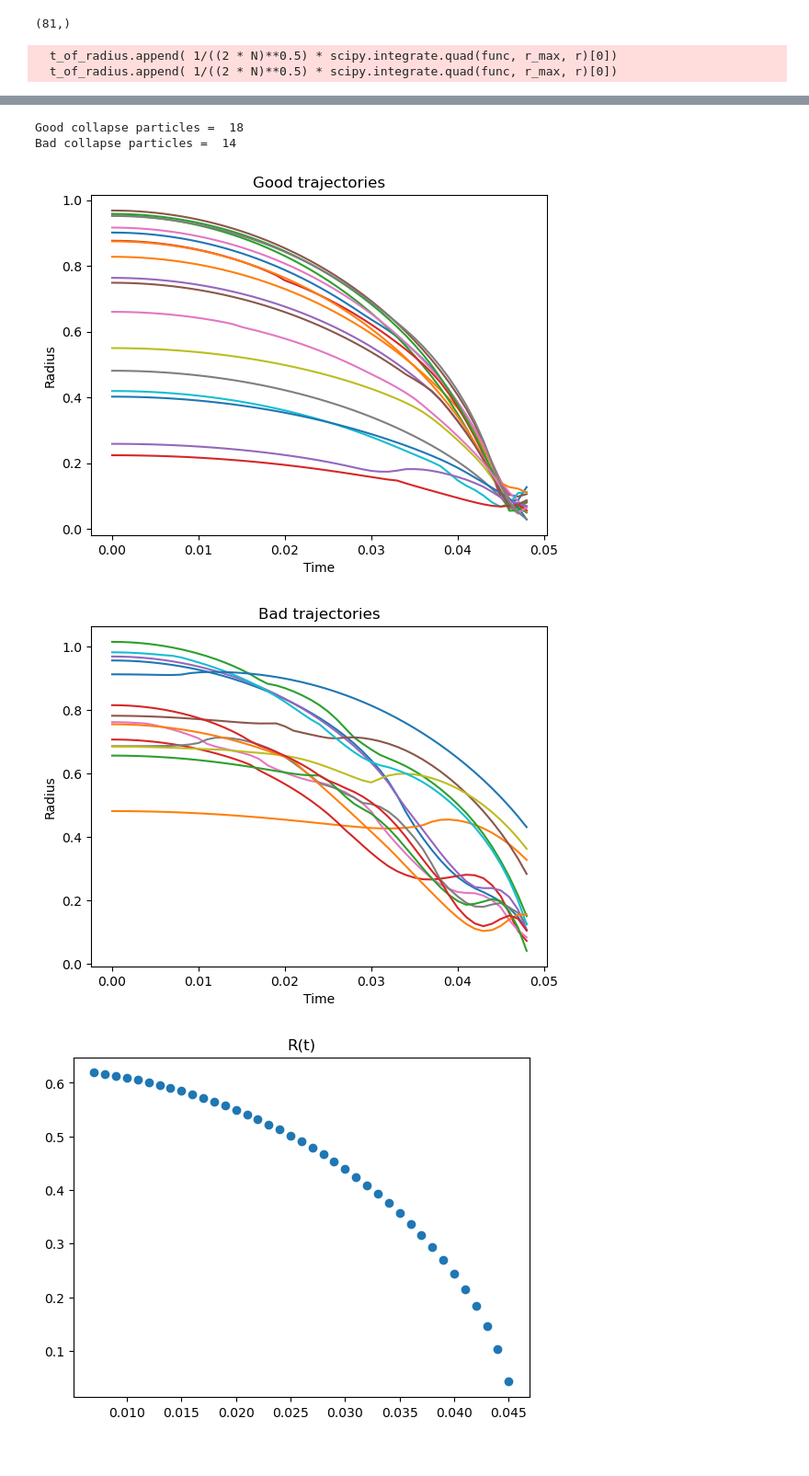
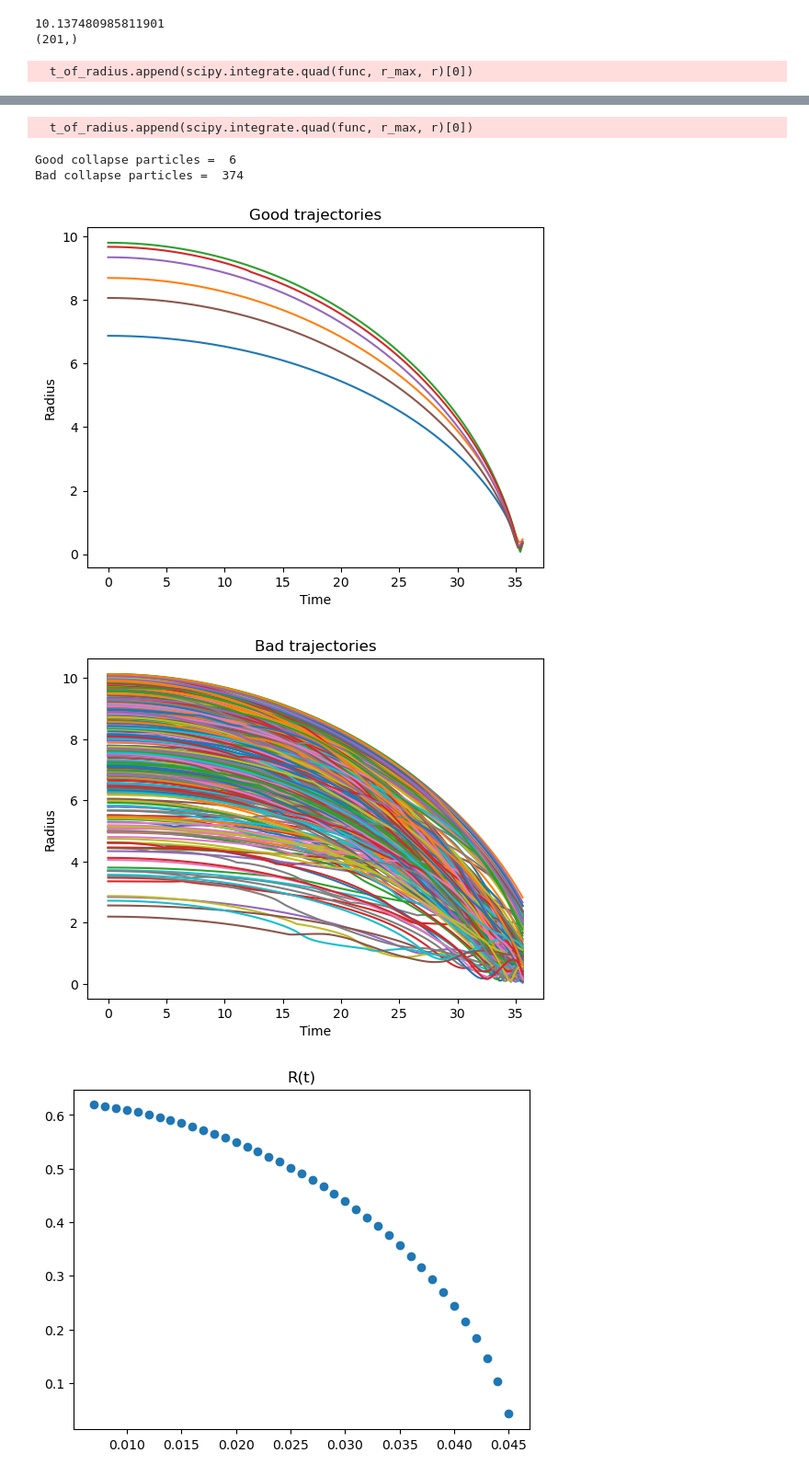
Before and after one commit to Federico-Fantoccoli/Dynamics-of-stellar-systems, a Jupyter notebook: Exp_2/homogeneous_sphere_collapse.ipynb, the cells around one changed output, grey strips where cells are left out. Shown at 92% size. Drawn from its saved outputs; the diff is of its cells as text; code cells hidden in the pictures.

```diff
--- a/Exp_2/homogeneous_sphere_collapse.ipynb
+++ b/Exp_2/homogeneous_sphere_collapse.ipynb
@@ -521,19 +527,19 @@ print(t_I_to_t_cgs)
 # FILE READING
 
 #----------------------------------------------------------------
-input_file_path = "collapse_in600.txt"
-output_file_path = "collapse_out600.txt"
+input_file_path = "collapse_in2000.txt"
+output_file_path = "collapse_out2000.txt"
 
 snapshots = read_snapshots(input_file_path, output_file_path)
 
 N = snapshots[0][0] # Number of particles
 
-# "pos" works like this: pos[particle_index][time_index][coordinate_index]
-pos = np.array([get_3D_vec(snapshots, particle_index, 'pos', rf='snapshot') for particle_index in range(N)])
-
 # "cm_pos" works like this: cm_pos[time_index][coordinate_index]
 cm_pos = np.array([get_center_of_mass(snapshots, time_index, 'pos') for time_index in range(len(snapshots))])
 
+# "pos" works like this: pos[particle_index][time_index][coordinate_index]
+pos = np.array([get_3D_vec(snapshots, particle_index, cm_pos, 'pos', rf='snapshot') for particle_index in range(N)])
+
 time_stamp = get_timestamps(snapshots)
 # %%
 # ENERGY
@@ -557,7 +563,7 @@ particles_E_pot = np.zeros((len(snapshots), N, N))
 
 # Get all the energies for every snapshot. See get_energy() for details.
 # "en" works like this: en[time_index][energy_type], where energy_type = 0, 1, 2 ('kin', 'pot', 'tot')
-en = np.array([get_energy(snapshots, time_index, 'all', rf='cm',
+en = np.array([get_energy(snapshots, time_index, cm_pos, 'all', rf='snapshot',
                           E_parts_kin=particles_E_kin[time_index],
                           E_parts_pot=particles_E_pot[time_index])
                           for time_index in range(len(snapshots))])
@@ -653,7 +659,7 @@ negative_E_tot_particles = np.sum(is_particle_bounded, axis=1)
 # We want to count how many particles stay inside the sphere defined by the
 # furthermost particle from the center of mass at the intial time
 # particle_distance_cm works like this: particle_distance_cm[particle_index][time_index]
-particles_distance_cm = np.array([get_3D_vec(snapshots, particle_index, 'pos', absval=1, rf='cm')
+particles_distance_cm = np.array([get_3D_vec(snapshots, particle_index, cm_pos, 'pos', absval=1, rf='cm')
                                   for particle_index in range(N)])
 
 # Swap the axis in order to have particle_distance_cm[time_index][particle_index]
@@ -752,6 +760,11 @@ part_dist_cm = np.swapaxes(particles_distance_cm, 0, 1)
 # Study the mass at each radius interval to understand wheter the collapse is homologous or not
 r_max = np.max(part_dist_cm[:,0])
 r_max_index = np.argmax(part_dist_cm[:,0])
+
+print(r_max)
+
+M_tot = 1
+rho = M_tot / (4/3 * np.pi * (10.)**3)
 
 radius_intervals = np.linspace(0, r_max, len(time_stamp))
 reverse_radius_intervals = radius_intervals[::-1]
@@ -765,23 +778,30 @@ t_of_radius = []
 
 # Predicted trajectory
 
-func = lambda r: -1/r_max * 1/(r_max/r - 1)**0.5
+#func = lambda x: -(3 / (8*np.pi * rho))**0.5 * ((x**0.5) / (1 - x)**0.5)
+func = lambda r: -(3 / (8*np.pi * rho))**0.5 * ((r/r_max)**0.5 / (1 - r/r_max)**0.5) * 1/r_max
 
 for r in reverse_radius_intervals:
-    t_of_radius.append( 1/((2 * N)**0.5) * scipy.integrate.quad(func, r_max, r)[0])
+
+     if r == r_max:
+        t_of_radius.append(0)
+
+     t_of_radius.append(scipy.integrate.quad(func, r_max, r)[0])
 
 t_of_radius = np.copy(t_of_radius)
 t_of_radius = t_of_radius
 
-#plt.scatter(time_stamp[:collapse_index], part_dist_cm[r_max_index, :collapse_index], label = 'Simulation')
-#plt.plot(t_of_radius, reverse_radius_intervals, label = 'Theorical prediction', lw = 3, c = 'darkorange')
+plt.scatter(time_stamp[:collapse_index], part_dist_cm[r_max_index, :collapse_index], label = 'Simulation')
+plt.plot(t_of_radius[:-1], reverse_radius_intervals, label = 'Theorical prediction', lw = 3, c = 'darkorange')
+plt.show()
+
 
 differences = []
 good_collapse_particles = 0
 bad_collapse_particles = 0
 plot_vector = []
 
-for i in range(1,600):
+for i in range(1,2000):
 
     r_max = part_dist_cm[i, 0]
 
@@ -790,19 +810,23 @@ for i in range(1,600):
     t_of_radius = []
 
     for r in reverse_radius_intervals:
-        t_of_radius.append( 1/((2 * N)**0.5) * scipy.integrate.quad(func, r_max, r)[0])
 
-    f = scipy.interpolate.interp1d(t_of_radius, reverse_radius_intervals)
+        if r == r_max:
+            t_of_radius.append(0)
+
+        t_of_radius.append(scipy.integrate.quad(func, r_max, r)[0])
+
+    f = scipy.interpolate.interp1d(t_of_radius[:-1], reverse_radius_intervals)
 
     tot_diff = np.sum(np.abs(np.diff(f(time_stamp[7:collapse_index-3]) - part_dist_cm[i, 7:collapse_index-3])))
     differences.append(tot_diff)
-    if (differences[i-1] < 0.09):
+    if (differences[i-1] <= 0.3):
 
         good_collapse_particles += 1
         plt.plot(time_stamp[:collapse_index], part_dist_cm[i, :collapse_index], label = 'Simulation' + str(i))
-        #plt.plot(t_of_radius, reverse_radius_intervals, label = 'Theorical prediction', lw = 3, c = 'black')
+        #plt.plot(t_of_radius, reverse_radius_intervals, label = 'Theorical prediction', lw = 2, c = 'black')
 
-    if (differences[i-1] > 0.35):
+    if (differences[i-1] >= 2.0):
 
         bad_collapse_particles += 1
         plot_vector.append((time_stamp[:collapse_index], part_dist_cm[i, :collapse_index]))
@@ -827,6 +851,6 @@ plt.xlabel('Time')
 plt.ylabel('Radius')
 plt.show()
 # %% [output]
-(81,)
+10.137480985811901
+(201,)
-  t_of_radius.append( 1/((2 * N)**0.5) * scipy.integrate.quad(func, r_max, r)[0])
-  t_of_radius.append( 1/((2 * N)**0.5) * scipy.integrate.quad(func, r_max, r)[0])
+  t_of_radius.append(scipy.integrate.quad(func, r_max, r)[0])
@@ -833,7 +858,8 @@ plt.show()
-Good collapse particles =  18
-Bad collapse particles =  14
+  t_of_radius.append(scipy.integrate.quad(func, r_max, r)[0])
-[figure, old version]
+Good collapse particles =  6
+Bad collapse particles =  374
-[figure, old version]
+[figure, new version]
+[figure, added]
 # %%
 # WORK IN PROGRESS
 
```
Also changed, not shown: parts of 8 cells of this notebook.
